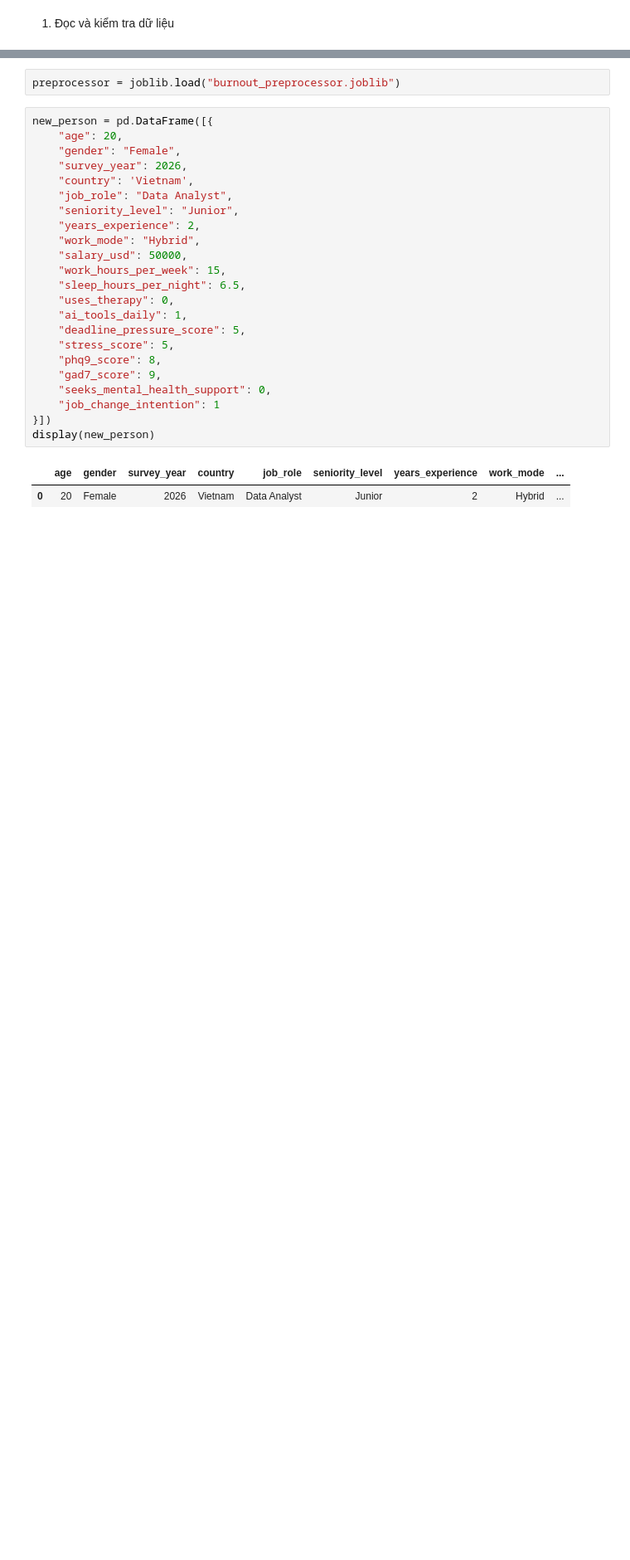
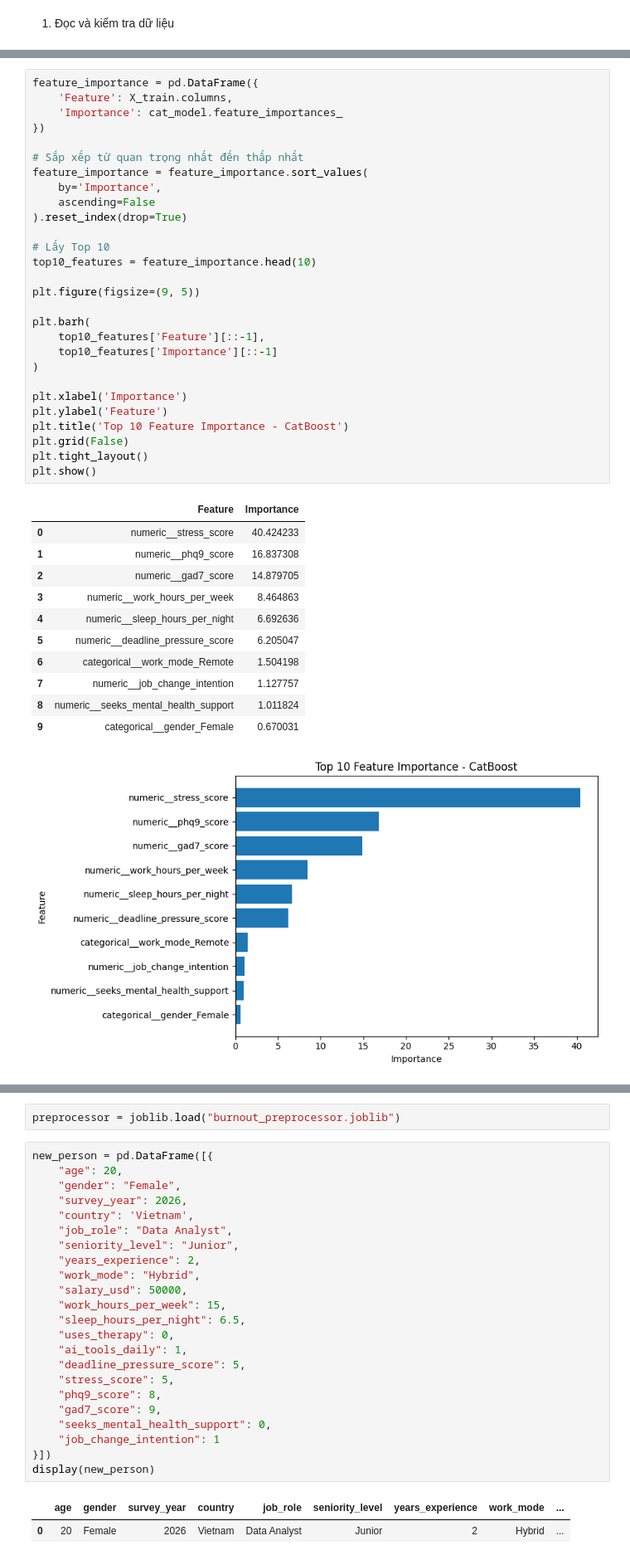
Before and after one commit to dwnngnn/Mental-Health, a Jupyter notebook: src/burnout_level_prediction.ipynb, the cells around one changed output, grey strips where cells are left out. Shown at 83% size. Drawn from its saved outputs; the diff is of its cells as text; blank space fills up the shorter version.

```diff
--- a/src/burnout_level_prediction.ipynb
+++ b/src/burnout_level_prediction.ipynb
@@ -112 +238,42 @@ plt.show()
+# %%
+feature_importance = pd.DataFrame({
+    'Feature': X_train.columns,
+    'Importance': cat_model.feature_importances_
+})
+
+# Sắp xếp từ quan trọng nhất đến thấp nhất
+feature_importance = feature_importance.sort_values(
+    by='Importance',
+    ascending=False
+).reset_index(drop=True)
+
+# Lấy Top 10
+top10_features = feature_importance.head(10)
+
+plt.figure(figsize=(9, 5))
+
+plt.barh(
+    top10_features['Feature'][::-1],
+    top10_features['Importance'][::-1]
+)
+
+plt.xlabel('Importance')
+plt.ylabel('Feature')
+plt.title('Top 10 Feature Importance - CatBoost')
+plt.grid(False)
+plt.tight_layout()
+plt.show()
+# %% [output]
+|  | Feature | Importance |
+| 0 | numeric__stress_score | 40.424233 |
+| 1 | numeric__phq9_score | 16.837308 |
+| 2 | numeric__gad7_score | 14.879705 |
+| 3 | numeric__work_hours_per_week | 8.464863 |
+| 4 | numeric__sleep_hours_per_night | 6.692636 |
+| 5 | numeric__deadline_pressure_score | 6.205047 |
+| 6 | categorical__work_mode_Remote | 1.504198 |
+| 7 | numeric__job_change_intention | 1.127757 |
+| 8 | numeric__seeks_mental_health_support | 1.011824 |
+| 9 | categorical__gender_Female | 0.670031 |
+[figure, added]
 # %% [markdown]
```
Also changed, not shown: parts of 31 cells of this notebook, 7 other files.
